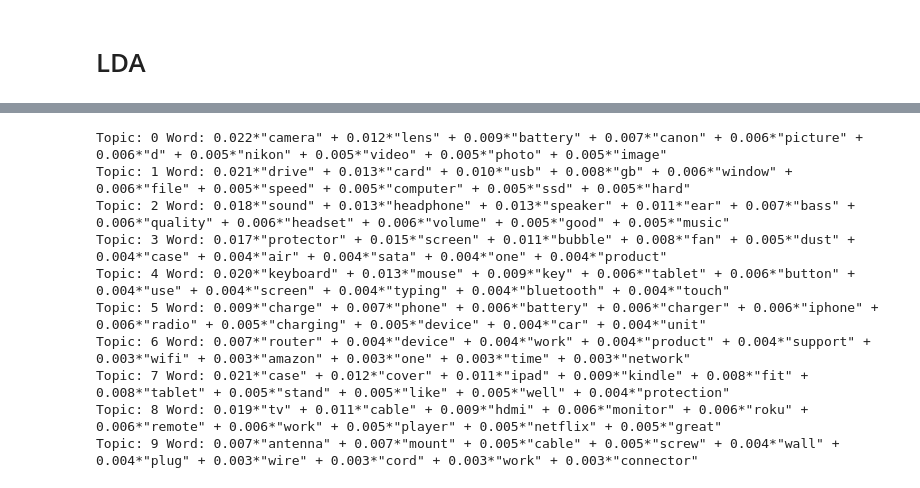
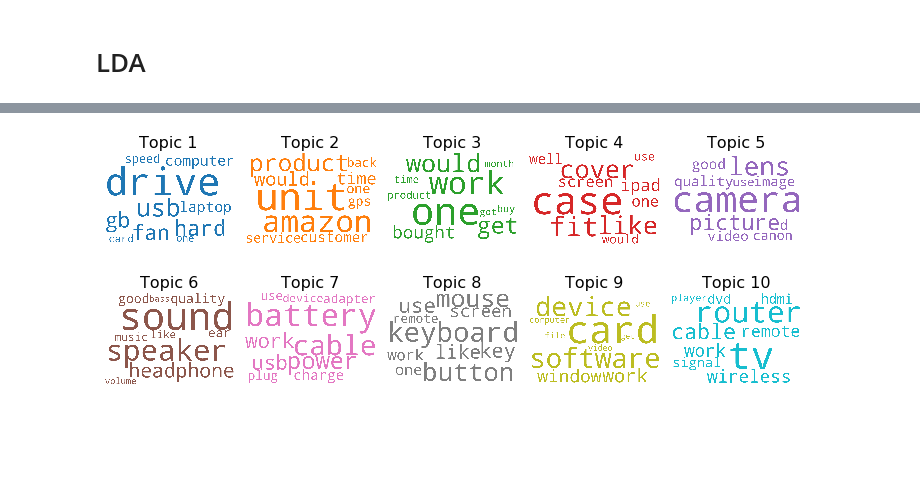
Before and after one commit to krbarounis/Amazon_Reviews_NLP_Project, a Jupyter notebook: Unsupervised_models.ipynb, the cells around one changed output, grey strips where cells are left out. Saved outputs shown, nothing was run; the diff lists cells and outputs as text; code cells hidden in the pictures; blank space fills up the shorter version.

Commit message:
added cloud word visuals, added helper functions

```diff
--- a/Unsupervised_models.ipynb
+++ b/Unsupervised_models.ipynb
@@ -15,0 +13,16 @@ cleaned_reviews =  df.copy(deep=True)['reviews']
+# %%
+# open csv and continue cleaning
+df = pd.read_csv('final_df.csv')
+df.isna().any()
+df.dropna(inplace=True)
+
+# ensure single digits and single letters are excluded
+df['reviews'] = df['reviews'].replace(r'\d+?', ' ', regex=True)
+df['reviews'] = df['reviews'].replace(r'\s[a-z]\s', ' ', regex=True)
+stop_words = stopwords.words('english')
+# %%
+# shuffle the reviews and split them into train and test groups - for classification purposes
+all_reviews =  df.copy(deep=True)['reviews']
+all_reviews = all_reviews.sample(frac=1).reset_index(drop=True)
+train_reviews = all_reviews.copy(deep=True)[:401000]
+test_reviews =  all_reviews.copy(deep=True)[401000:]
@@ -238,14 +153,0 @@ lda_model_tfidf = gensim.models.LdaMulticore(corpus_tfidf, num_topics=10, id2wor
-# %%
-for idx, topic in lda_model_tfidf.print_topics(-1):
-    print('Topic: {} Word: {}'.format(idx, topic))
-# %% [output]
-Topic: 0 Word: 0.022*"camera" + 0.012*"lens" + 0.009*"battery" + 0.007*"canon" + 0.006*"picture" + 0.006*"d" + 0.005*"nikon" + 0.005*"video" + 0.005*"photo" + 0.005*"image"
-Topic: 1 Word: 0.021*"drive" + 0.013*"card" + 0.010*"usb" + 0.008*"gb" + 0.006*"window" + 0.006*"file" + 0.005*"speed" + 0.005*"computer" + 0.005*"ssd" + 0.005*"hard"
-Topic: 2 Word: 0.018*"sound" + 0.013*"headphone" + 0.013*"speaker" + 0.011*"ear" + 0.007*"bass" + 0.006*"quality" + 0.006*"headset" + 0.006*"volume" + 0.005*"good" + 0.005*"music"
-Topic: 3 Word: 0.017*"protector" + 0.015*"screen" + 0.011*"bubble" + 0.008*"fan" + 0.005*"dust" + 0.004*"case" + 0.004*"air" + 0.004*"sata" + 0.004*"one" + 0.004*"product"
-Topic: 4 Word: 0.020*"keyboard" + 0.013*"mouse" + 0.009*"key" + 0.006*"tablet" + 0.006*"button" + 0.004*"use" + 0.004*"screen" + 0.004*"typing" + 0.004*"bluetooth" + 0.004*"touch"
-Topic: 5 Word: 0.009*"charge" + 0.007*"phone" + 0.006*"battery" + 0.006*"charger" + 0.006*"iphone" + 0.006*"radio" + 0.005*"charging" + 0.005*"device" + 0.004*"car" + 0.004*"unit"
-Topic: 6 Word: 0.007*"router" + 0.004*"device" + 0.004*"work" + 0.004*"product" + 0.004*"support" + 0.003*"wifi" + 0.003*"amazon" + 0.003*"one" + 0.003*"time" + 0.003*"network"
-Topic: 7 Word: 0.021*"case" + 0.012*"cover" + 0.011*"ipad" + 0.009*"kindle" + 0.008*"fit" + 0.008*"tablet" + 0.005*"stand" + 0.005*"like" + 0.005*"well" + 0.004*"protection"
-Topic: 8 Word: 0.019*"tv" + 0.011*"cable" + 0.009*"hdmi" + 0.006*"monitor" + 0.006*"roku" + 0.006*"remote" + 0.006*"work" + 0.005*"player" + 0.005*"netflix" + 0.005*"great"
-Topic: 9 Word: 0.007*"antenna" + 0.007*"mount" + 0.005*"cable" + 0.005*"screw" + 0.004*"wall" + 0.004*"plug" + 0.003*"wire" + 0.003*"cord" + 0.003*"work" + 0.003*"connector"
@@ -256,0 +154,18 @@ sample_with_topics = pd.concat([df, doc_topics], axis=1)
+# %%
+# tokenize reviews
+tokened_reviews = [word_tokenize(i) for i in all_reviews]
+
+# create dictionary and filter out words that appear in less than 10 documents or in more than 50% of documents
+dictionary = gensim.corpora.Dictionary(tokened_reviews)
+dictionary.filter_extremes(no_below=10, no_above=0.5, keep_n=8000)
+
+# create corpus
+corpus = [dictionary.doc2bow(doc) for doc in tokened_reviews]
+
+gensim_LDA = gensim.models.LdaMulticore(corpus=corpus, num_topics=10, id2word=dictionary,
+                                       passes=3, workers=4, per_word_topics=True,
+                                       random_state=123)
+
+# print the 7 most important words in every topic
+for ind, words in gensim_LDA.print_topics(-1, 7):
+    print(f'Topic {ind+1}: {words}')
@@ -256,0 +225,7 @@ sample_with_topics = pd.concat([df, doc_topics], axis=1)
+# %%
+# plot and save the different topics. each word is sized by how many time they repeat
+for start in [0, 5]:
+    hlf.create_word_clouds(gensim_LDA, n=1, j=5, save=0, start=start)
+# %% [output]
+[figure, added]
+[figure, added]
```
Also changed, not shown: parts of 34 cells of this notebook, 3 other files.
